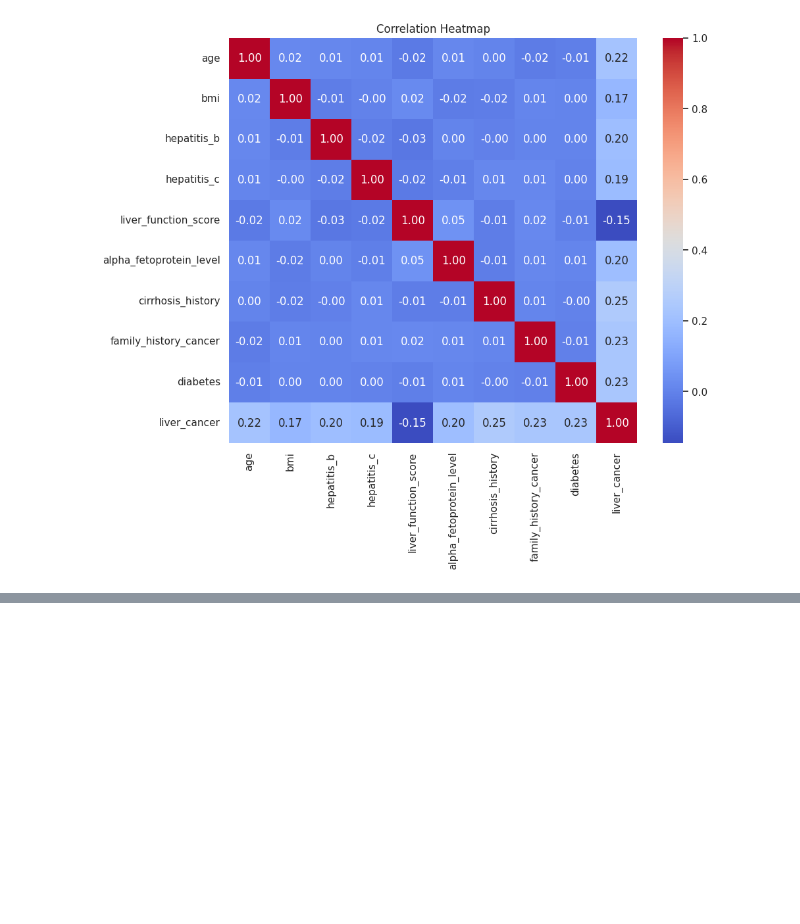
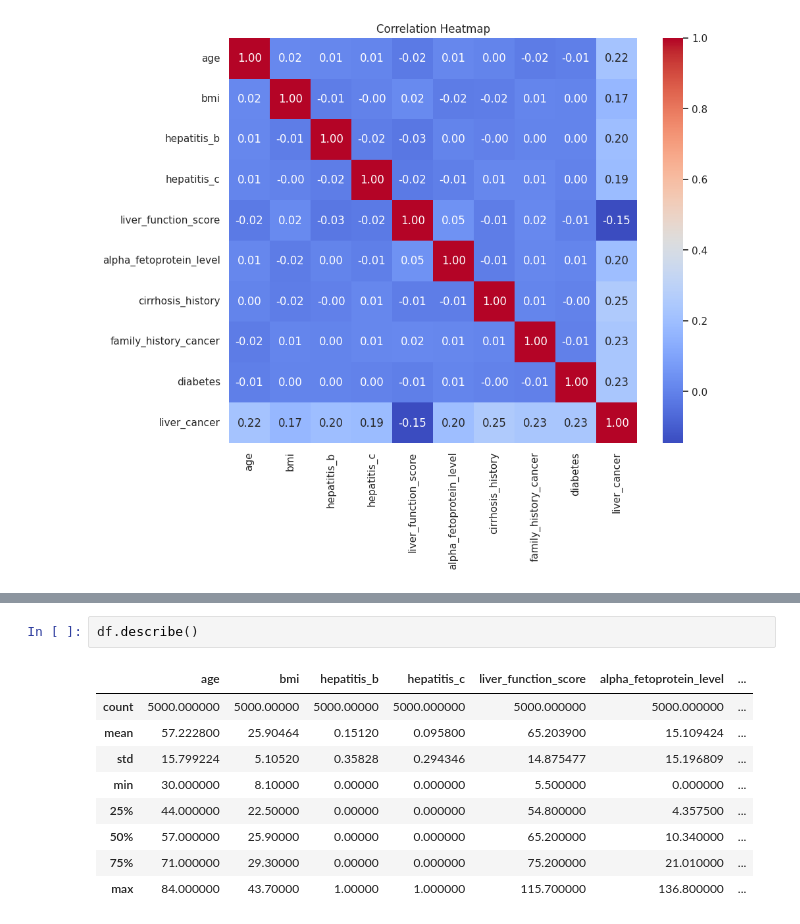
Before and after one commit to alabhastam/predict-Liver-Cancer, a Jupyter notebook: main.ipynb, the cells around one changed output, grey strips where cells are left out. Drawn from its saved outputs; the diff is of its cells as text; blank space fills up the shorter version.

Commit message:
Kaggle Notebook | Liver Cancer Classification | Version 2

```diff
--- a/main.ipynb
+++ b/main.ipynb
@@ -400,3 +382,15 @@ max      84.000000    43.70000      1.00000     1.000000             115.700000
 </div>
 
 </body>
+# %%
+df.describe()
+# %% [output]
+|  | age | bmi | hepatitis_b | hepatitis_c | liver_function_score | alpha_fetoprotein_level | ... |
+| count | 5000.000000 | 5000.00000 | 5000.00000 | 5000.000000 | 5000.000000 | 5000.000000 | ... |
+| mean | 57.222800 | 25.90464 | 0.15120 | 0.095800 | 65.203900 | 15.109424 | ... |
+| std | 15.799224 | 5.10520 | 0.35828 | 0.294346 | 14.875477 | 15.196809 | ... |
+| min | 30.000000 | 8.10000 | 0.00000 | 0.000000 | 5.500000 | 0.000000 | ... |
+| 25% | 44.000000 | 22.50000 | 0.00000 | 0.000000 | 54.800000 | 4.357500 | ... |
+| 50% | 57.000000 | 25.90000 | 0.00000 | 0.000000 | 65.200000 | 10.340000 | ... |
+| 75% | 71.000000 | 29.30000 | 0.00000 | 0.000000 | 75.200000 | 21.010000 | ... |
+| max | 84.000000 | 43.70000 | 1.00000 | 1.000000 | 115.700000 | 136.800000 | ... |
```
Also changed, not shown: parts of 3 cells of this notebook.
